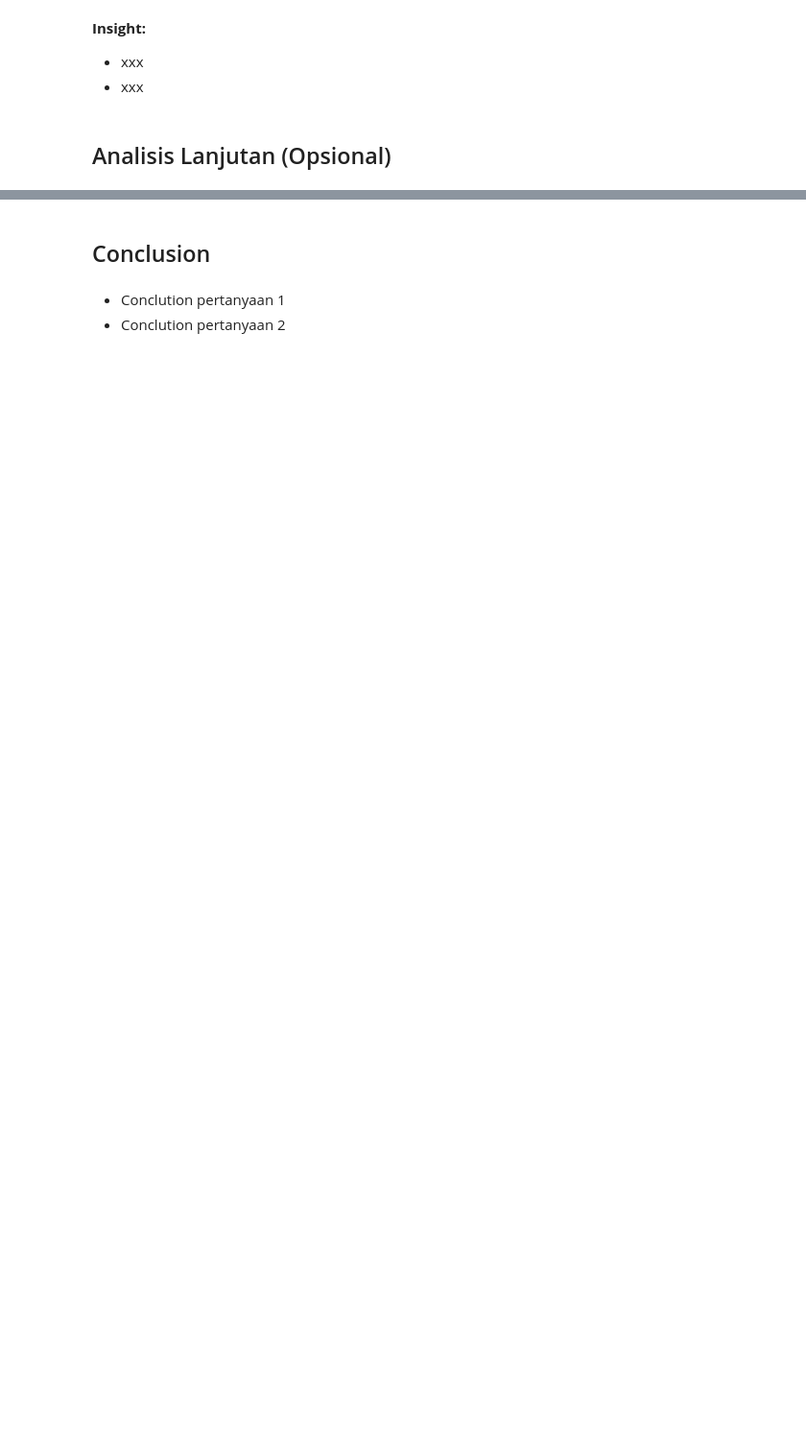
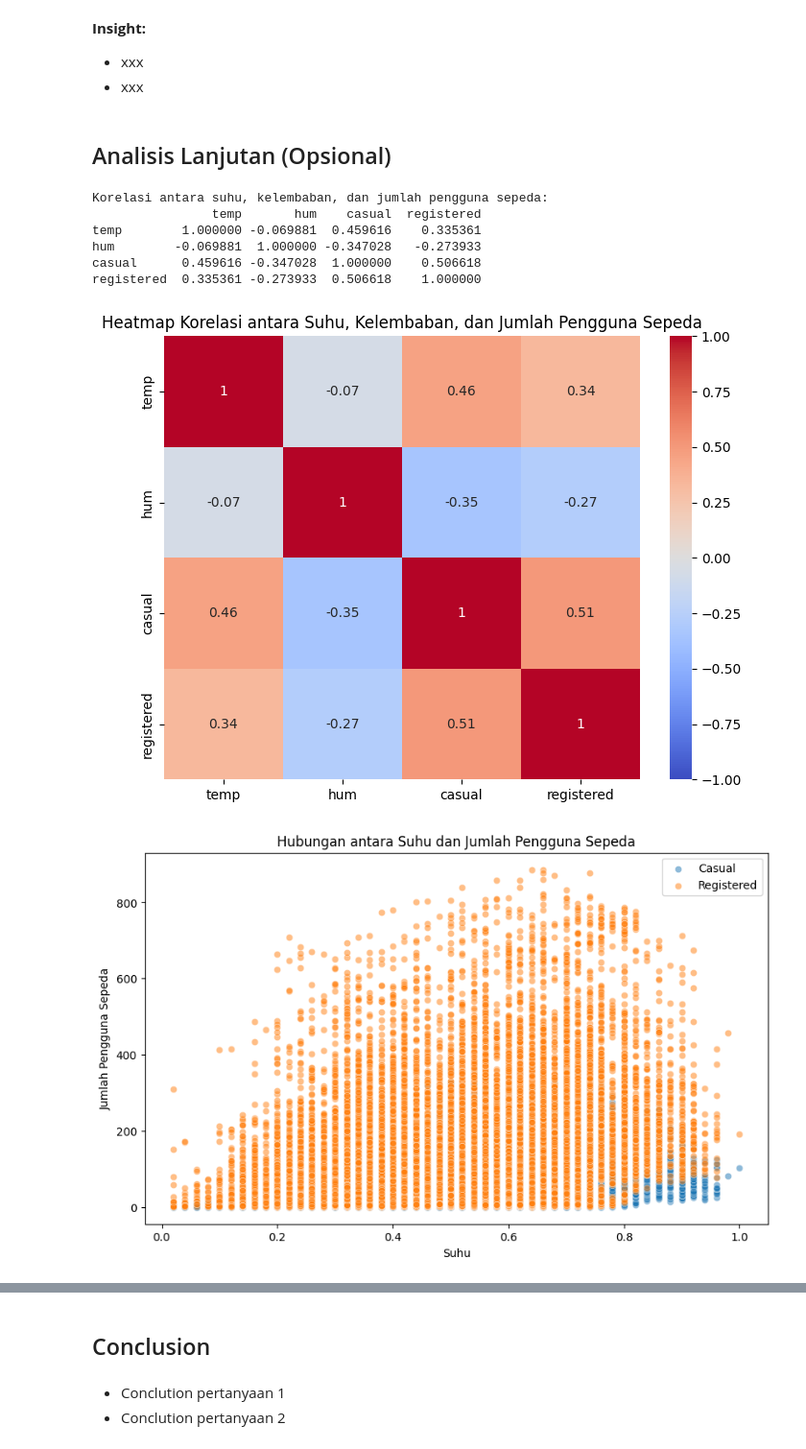
Before and after one commit to AwiYunawan/Bike_Sharing_Analysis, a Jupyter notebook: notebook.ipynb, the cells around one changed output, grey strips where cells are left out. Shown at 96% size. Saved outputs shown, nothing was run; the diff lists cells and outputs as text; code cells hidden in the pictures; blank space fills up the shorter version.

```diff
--- a/notebook.ipynb
+++ b/notebook.ipynb
@@ -211,3 +211,43 @@ plt.show()
 - xxx
 # %% [markdown]
 ## Analisis Lanjutan (Opsional)
+# %%
+# Menghitung korelasi antara suhu, kelembaban, dan jumlah pengguna sepeda (casual dan registered)
+correlation = hour_df[['temp', 'hum', 'casual', 'registered']].corr()
+print("Korelasi antara suhu, kelembaban, dan jumlah pengguna sepeda:")
+print(correlation)
+
+# Visualisasi korelasi menggunakan heatmap
+plt.figure(figsize=(8, 6))
+sns.heatmap(correlation, annot=True, cmap='coolwarm', vmin=-1, vmax=1)
+plt.title('Heatmap Korelasi antara Suhu, Kelembaban, dan Jumlah Pengguna Sepeda')
+plt.show()
+
+# Visualisasi scatter plot antara suhu dan jumlah pengguna sepeda
+plt.figure(figsize=(10, 6))
+sns.scatterplot(x='temp', y='casual', data=hour_df, label='Casual', alpha=0.5)
+sns.scatterplot(x='temp', y='registered', data=hour_df, label='Registered', alpha=0.5)
+plt.title('Hubungan antara Suhu dan Jumlah Pengguna Sepeda')
+plt.xlabel('Suhu')
+plt.ylabel('Jumlah Pengguna Sepeda')
+plt.legend()
+plt.show()
+
+# Visualisasi scatter plot antara kelembaban dan jumlah pengguna sepeda
+plt.figure(figsize=(10, 6))
+sns.scatterplot(x='hum', y='casual', data=hour_df, label='Casual', alpha=0.5)
+sns.scatterplot(x='hum', y='registered', data=hour_df, label='Registered', alpha=0.5)
+plt.title('Hubungan antara Kelembaban dan Jumlah Pengguna Sepeda')
+plt.xlabel('Kelembaban')
+plt.ylabel('Jumlah Pengguna Sepeda')
+plt.legend()
+plt.show()
+# %% [output]
+Korelasi antara suhu, kelembaban, dan jumlah pengguna sepeda:
+                temp       hum    casual  registered
+temp        1.000000 -0.069881  0.459616    0.335361
+hum        -0.069881  1.000000 -0.347028   -0.273933
+casual      0.459616 -0.347028  1.000000    0.506618
+registered  0.335361 -0.273933  0.506618    1.000000
+[figure, added]
+[figure, added]
```
Also changed, not shown: parts of 1 cell of this notebook.
